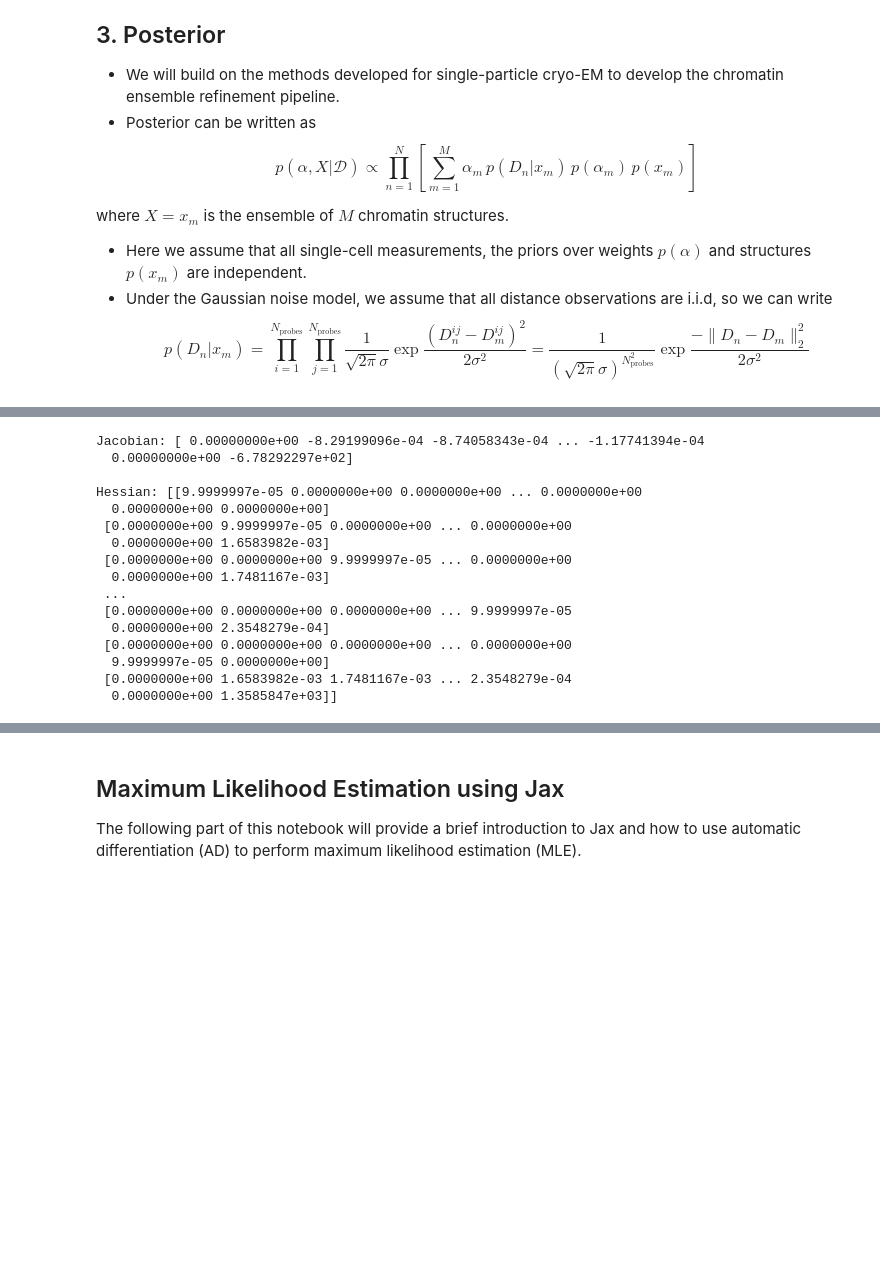
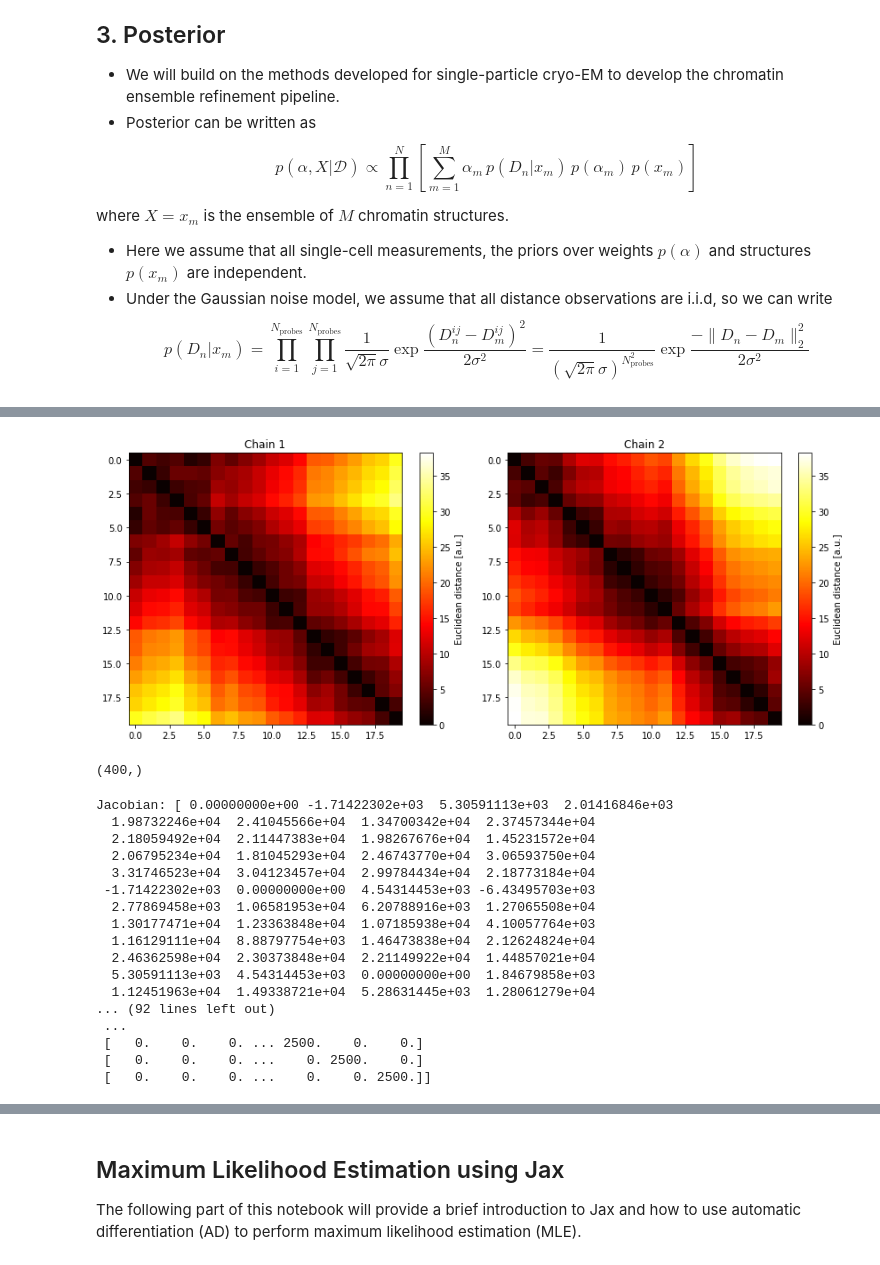
Before and after one commit to tee-udon/chromatin-ensemble-refinement, a Jupyter notebook: scripts/jaxTutorial.ipynb, the cells around one changed output, grey strips where cells are left out. Drawn from its saved outputs; the diff is of its cells as text; code cells hidden in the pictures; blank space fills up the shorter version.

```diff
--- a/scripts/jaxTutorial.ipynb
+++ b/scripts/jaxTutorial.ipynb
@@ -126,18 +126,3 @@ def visualize_polymer(polymer_chain):
 
     ax.legend()
     plt.show()
-# %%
-def compare_distance_maps(chain1, chain2):
-    """ Plot distance maps of chain1 and chain2 side-by-side
-
-    Parameters
-    ----------
-    chain1
-    chain2
-
-    """
-    # Calculate pairwise distance maps
-    distance_map1 = squareform(pdist(chain1))
-    distance_map2 = squareform(pdist(chain2))
-
-    #
@@ -266 +299,5 @@ visualize_polymer(simulated_chain)
+# %%
+compare_distance_maps(chain, simulated_chain)
+# %% [output]
+[figure, added]
 # %%
@@ -268,24 +305,29 @@ simulated_map_flatten = jnp.reshape(squareform(pdist(simulated_chain)), [-1, 1])
+# %%
+simulated_map_flatten.shape
+# %% [output]
+(400,)
 # %%
-theta = jnp.append(simulated_map_flatten, 0)
+theta = simulated_map_flatten
 print(f'Jacobian: {jacobian(theta)}\n')
 print(f'Hessian: {hessian(theta)}\n')
 # %% [output]
-Jacobian: [ 0.00000000e+00 -8.29199096e-04 -8.74058343e-04 ... -1.17741394e-04
-  0.00000000e+00 -6.78292297e+02]
-
-Hessian: [[9.9999997e-05 0.0000000e+00 0.0000000e+00 ... 0.0000000e+00
-  0.0000000e+00 0.0000000e+00]
- [0.0000000e+00 9.9999997e-05 0.0000000e+00 ... 0.0000000e+00
-  0.0000000e+00 1.6583982e-03]
- [0.0000000e+00 0.0000000e+00 9.9999997e-05 ... 0.0000000e+00
-  0.0000000e+00 1.7481167e-03]
+Jacobian: [ 0.00000000e+00 -1.71422302e+03  5.30591113e+03  2.01416846e+03
+  1.98732246e+04  2.41045566e+04  1.34700342e+04  2.37457344e+04
+  2.18059492e+04  2.11447383e+04  1.98267676e+04  1.45231572e+04
+  2.06795234e+04  1.81045293e+04  2.46743770e+04  3.06593750e+04
+  3.31746523e+04  3.04123457e+04  2.99784434e+04  2.18773184e+04
+ -1.71422302e+03  0.00000000e+00  4.54314453e+03 -6.43495703e+03
+  2.77869458e+03  1.06581953e+04  6.20788916e+03  1.27065508e+04
+  1.30177471e+04  1.23363848e+04  1.07185938e+04  4.10057764e+03
+  1.16129111e+04  8.88797754e+03  1.46473838e+04  2.12624824e+04
+  2.46362598e+04  2.30373848e+04  2.21149922e+04  1.44857021e+04
+  5.30591113e+03  4.54314453e+03  0.00000000e+00  1.84679858e+03
+  1.12451963e+04  1.49338721e+04  5.28631445e+03  1.28061279e+04
+... (92 lines left out)
  ...
- [0.0000000e+00 0.0000000e+00 0.0000000e+00 ... 9.9999997e-05
-  0.0000000e+00 2.3548279e-04]
- [0.0000000e+00 0.0000000e+00 0.0000000e+00 ... 0.0000000e+00
-  9.9999997e-05 0.0000000e+00]
- [0.0000000e+00 1.6583982e-03 1.7481167e-03 ... 2.3548279e-04
-  0.0000000e+00 1.3585847e+03]]
+ [   0.    0.    0. ... 2500.    0.    0.]
+ [   0.    0.    0. ...    0. 2500.    0.]
+ [   0.    0.    0. ...    0.    0. 2500.]]
 # %%
 theta_start = theta
 result_distance_map = minimize(calculate_negative_loglikelihood, theta_start, method='BFGS',
```
Also changed, not shown: parts of 16 cells of this notebook.
